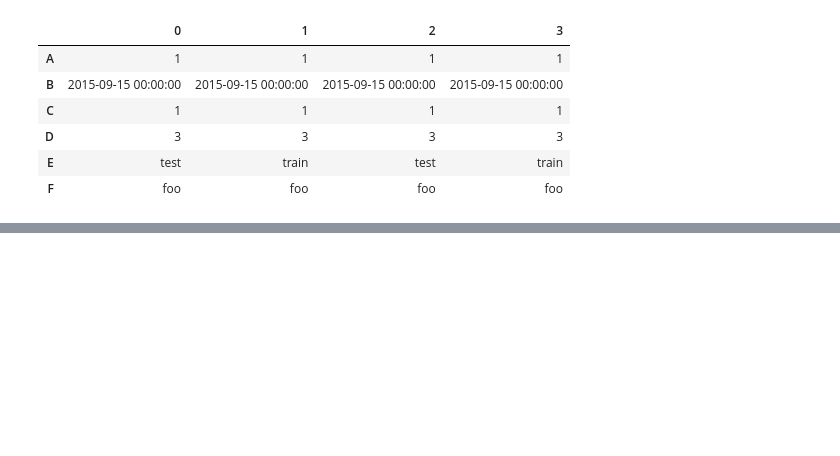
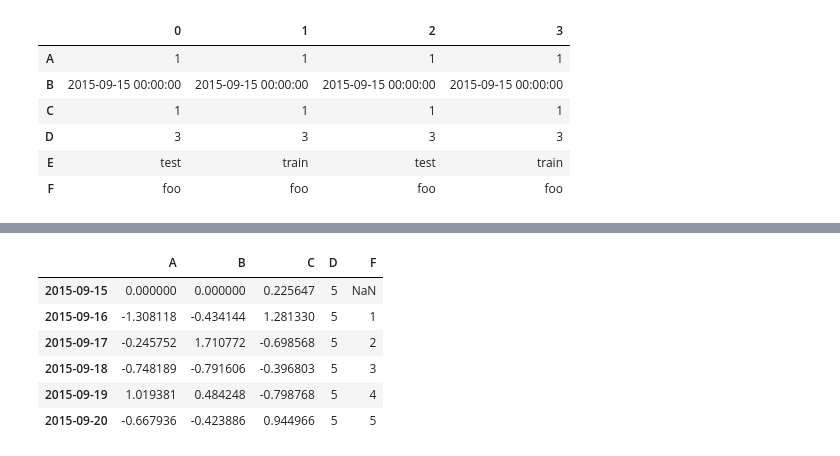
Before and after one commit to SByeol/data_science, a Jupyter notebook: HW1_pandas.ipynb, the cells around one changed output, grey strips where cells are left out. Cells and saved outputs as stored; diff of their text form; code cells hidden in the pictures; blank space fills up the shorter version.

```diff
--- a/HW1_pandas.ipynb
+++ b/HW1_pandas.ipynb
@@ -296,0 +522,10 @@ df.sort(columns='B')
+# %%
+df
+# %% [output]
+|  | A | B | C | D | F |
+| 2015-09-15 | 0.000000 | 0.000000 | 0.225647 | 5 | NaN |
+| 2015-09-16 | -1.308118 | -0.434144 | 1.281330 | 5 | 1 |
+| 2015-09-17 | -0.245752 | 1.710772 | -0.698568 | 5 | 2 |
+| 2015-09-18 | -0.748189 | -0.791606 | -0.396803 | 5 | 3 |
+| 2015-09-19 | 1.019381 | 0.484248 | -0.798768 | 5 | 4 |
+| 2015-09-20 | -0.667936 | -0.423886 | 0.944966 | 5 | 5 |
```
Also changed, not shown: parts of 56 cells of this notebook.
